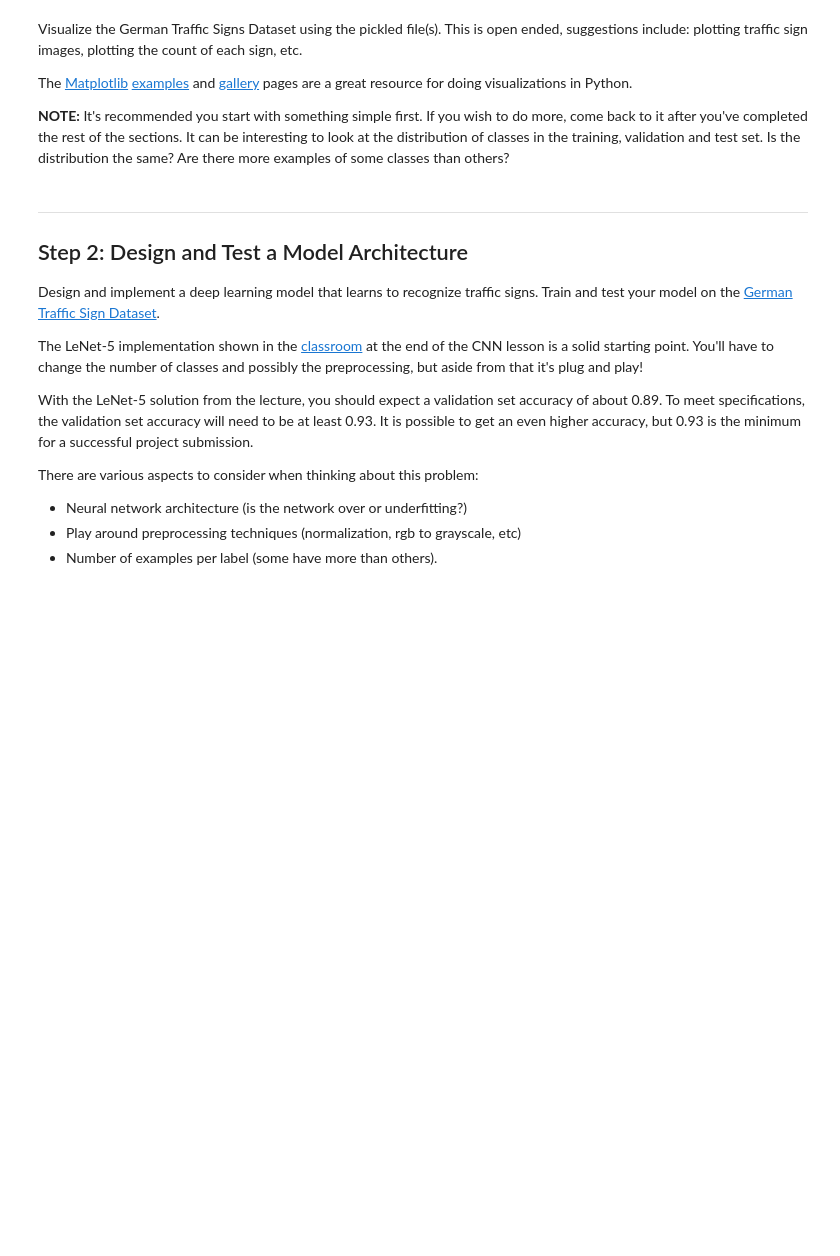
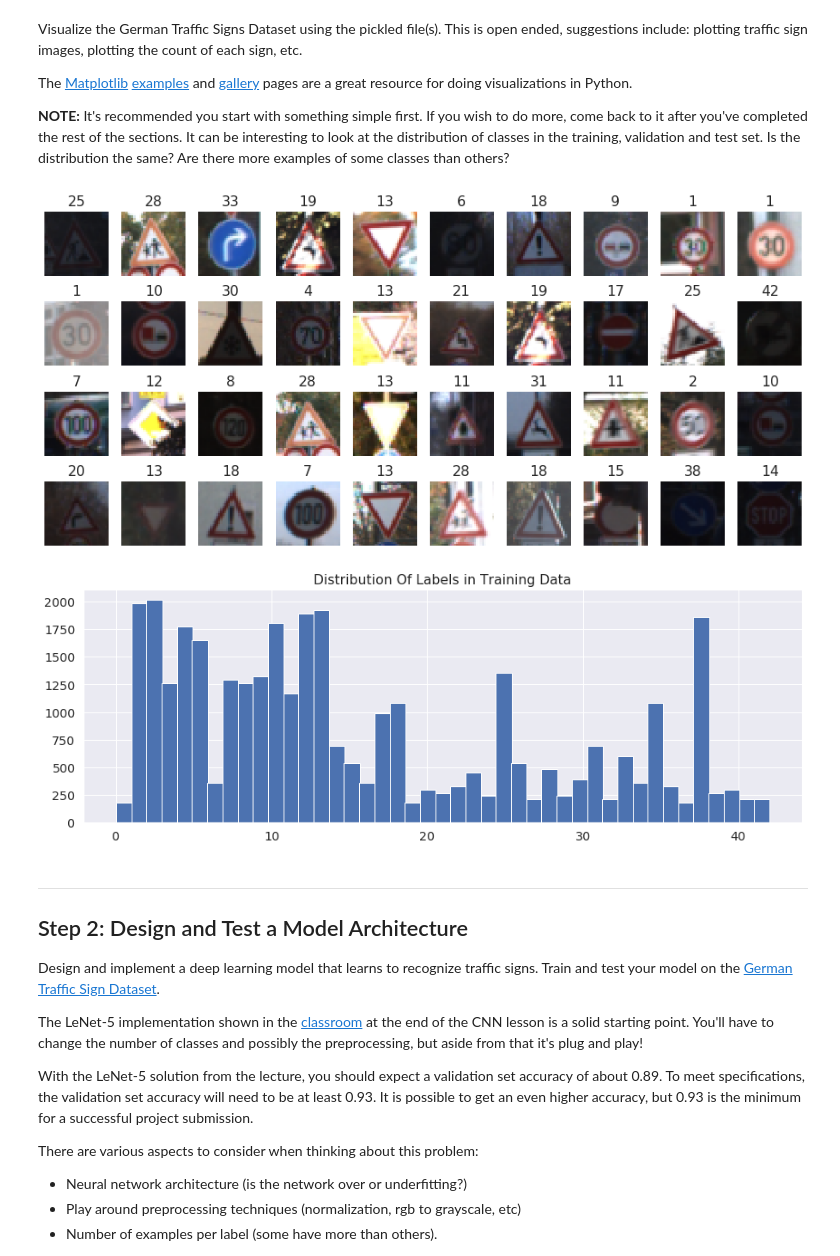
Before and after one commit to dringakn/CarND-Traffic-Sign-Classifier-Project, a Jupyter notebook: Traffic_Sign_Classifier.ipynb, the cells around one changed output. Cells and saved outputs as stored; diff of their text form; code cells hidden in the pictures; blank space fills up the shorter version.

Commit message:
fix: Display histogram of labels in the dataset

```diff
--- a/Traffic_Sign_Classifier.ipynb
+++ b/Traffic_Sign_Classifier.ipynb
@@ -81,3 +75,30 @@ import matplotlib.pyplot as plt
+# %%
+import matplotlib.pyplot as plt
+import random
+# Visualizations will be shown in the notebook.
+%matplotlib inline
+
+# Map Index to Signnames
+signnames = pd.read_csv("signnames.csv")
+signnames = {k: v for k, v in zip(signnames['ClassId'], signnames['SignName'])}
+
+plt.figure(figsize=(15,7))
+for i in range(0, 40):
+    index = random.randint(0, len(X_train))
+    image = X_train[index].squeeze()
+    plt.subplot(4, 10, i + 1)
+    plt.axis('off')
+    plt.title(y_train[index])
+    plt.imshow(image)
+plt.show()
+
+plt.figure(figsize=(15,5))
+plt.hist(y_train, bins=n_classes, width=1.0)
+plt.title("Distribution Of Labels in Training Data")
+plt.show()
+# %% [output]
+[figure, added]
+[figure, added]
 # %% [markdown]
 ----
 
```
Also changed, not shown: parts of 1 cell of this notebook.
